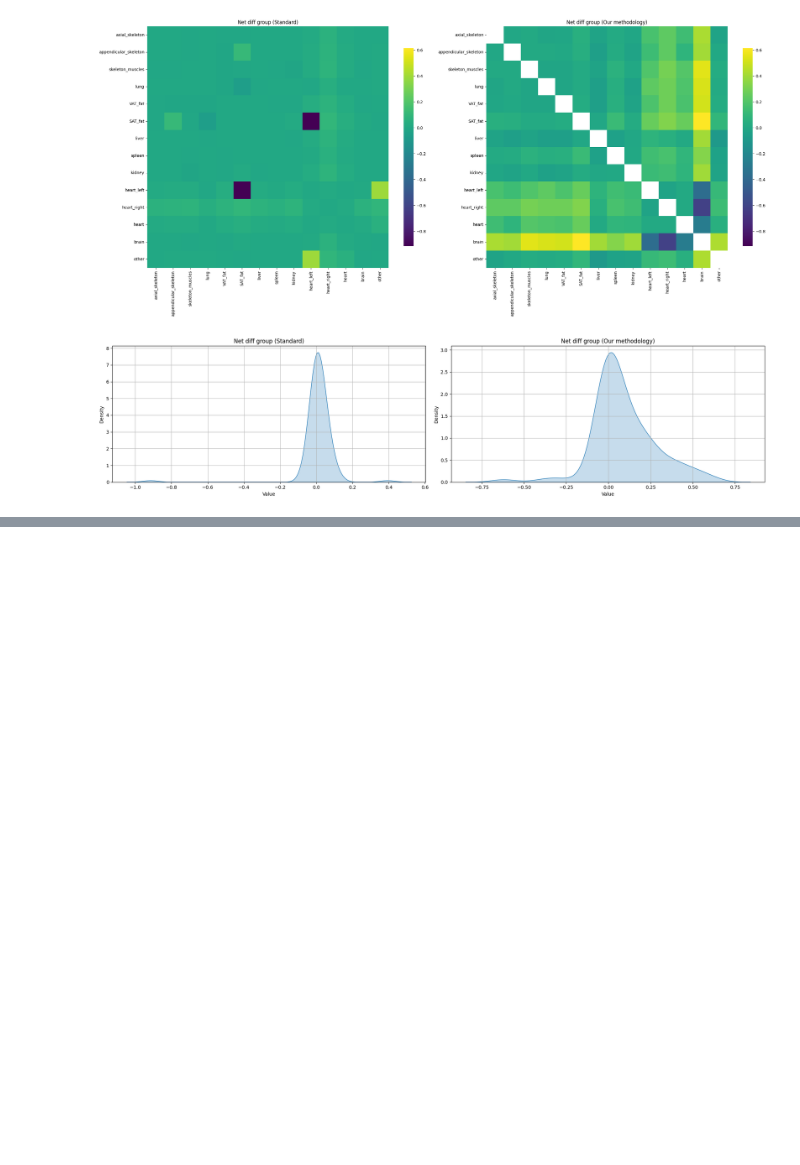
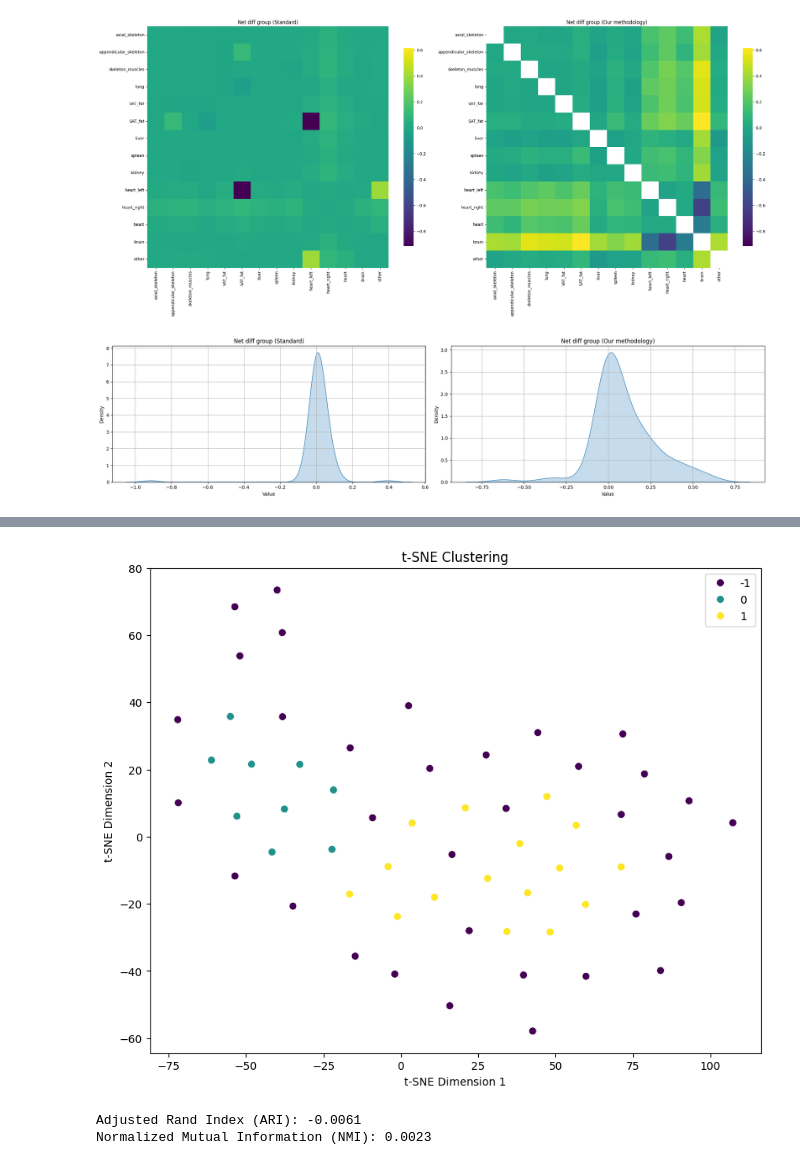
Before and after one commit to Aldric-L/Connectomes-MVA, a Jupyter notebook: explorationReduced.ipynb, the cells around one changed output, grey strips where cells are left out. Drawn from its saved outputs; the diff is of its cells as text; code cells hidden in the pictures; blank space fills up the shorter version.

```diff
--- a/explorationReduced.ipynb
+++ b/explorationReduced.ipynb
@@ -1118,0 +1341,57 @@ plot_density(upper_triangle_to_vector(net_diff_group_stabilized), upper_triangle
+# %%
+import numpy as np
+import matplotlib.pyplot as plt
+import seaborn as sns
+from sklearn.manifold import TSNE
+import hdbscan
+from sklearn.metrics import adjusted_rand_score, normalized_mutual_info_score
+
+def cluster_with_tsne_and_evaluate(data, true_labels, n_components=2, perplexity=30, learning_rate=200, n_iter=1000, min_cluster_size=5, random_state=42):
+    """
+    Performs t-SNE dimensionality reduction, clusters the embedding with HDBSCAN,
+    visualizes the results, and evaluates the clustering performance using ARI and NMI.
+
+    Args:
+        data (numpy.ndarray): The high-dimensional data as a NumPy array.
+        true_labels (numpy.ndarray): The true labels for the data points.
+        n_components (int): The number of dimensions for the t-SNE embedding (usually 2).
+        perplexity (int): The perplexity parameter for t-SNE.
+        learning_rate (float): The learning rate for t-SNE.
+        n_iter (int): The number of iterations for t-SNE.
+        min_cluster_size (int): The minimum cluster size for HDBSCAN.
+        random_state (int): Seed for reproducibility.
+
+    Returns:
+        None (displays a plot and prints evaluation metrics).
+    """
+
+    # Perform t-SNE dimensionality reduction
+    tsne = TSNE(n_components=n_components, perplexity=perplexity, learning_rate=learning_rate, n_iter=n_iter, random_state=random_state)
+    embedding = tsne.fit_transform(data)
+
+    # Cluster the t-SNE embedding using HDBSCAN
+    clusterer = hdbscan.HDBSCAN(min_cluster_size=min_cluster_size)
+    predicted_labels = clusterer.fit_predict(embedding)
+
+    # Visualize the clustered t-SNE embedding
+    plt.figure(figsize=(10, 8))
+    sns.scatterplot(x=embedding[:, 0], y=embedding[:, 1], hue=predicted_labels, palette='viridis', s=50)
+    plt.title("t-SNE Clustering")
+    plt.xlabel("t-SNE Dimension 1")
+    plt.ylabel("t-SNE Dimension 2")
+    plt.show()
+
+    # Evaluate clustering performance
+    ari = adjusted_rand_score(true_labels, predicted_labels)
+    nmi = normalized_mutual_info_score(true_labels, predicted_labels)
+
+    print(f"Adjusted Rand Index (ARI): {ari:.4f}")
+    print(f"Normalized Mutual Information (NMI): {nmi:.4f}")
+
+
+# Then pass x_train_reshaped to cluster_with_tsne
+cluster_with_tsne_and_evaluate(x_train_reshaped, y_train)
+# %% [output]
+[figure, added]
+Adjusted Rand Index (ARI): -0.0061
+Normalized Mutual Information (NMI): 0.0023
```
Also changed, not shown: parts of 14 cells of this notebook.
